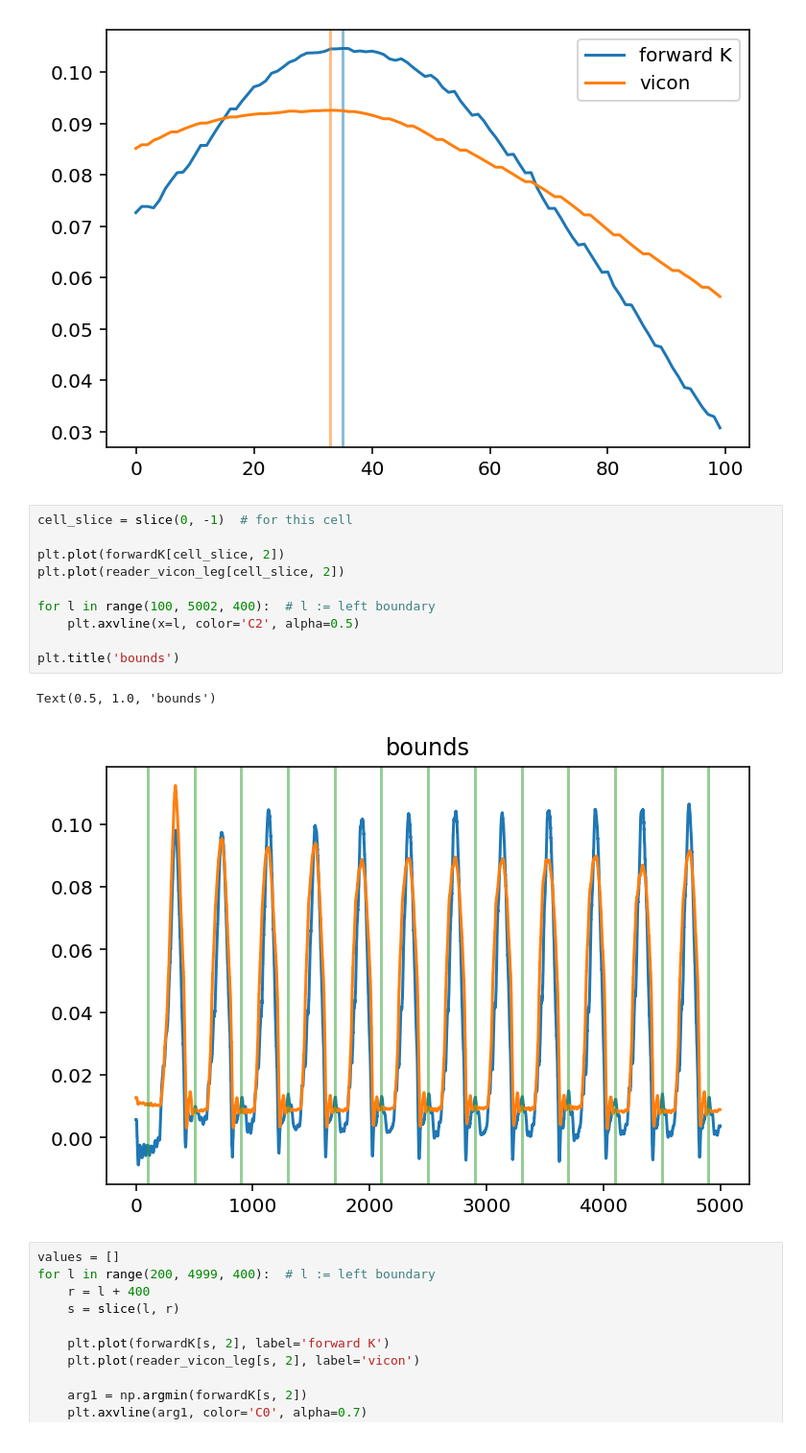
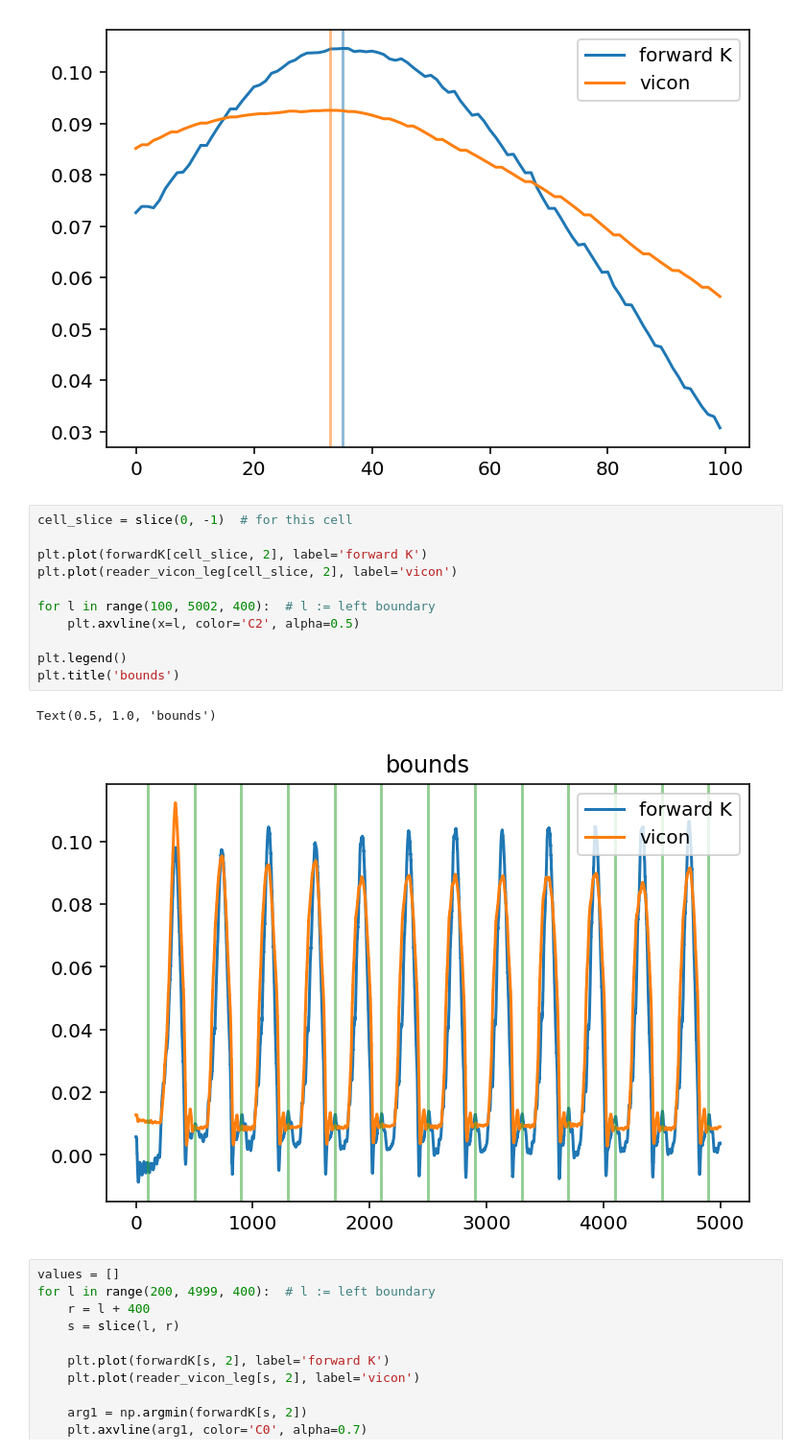
Before and after one commit to caoliheng/contact-detection, a Jupyter notebook: demos/latency.ipynb, the cells around one changed output. Shown at 96% size. Saved outputs shown, nothing was run; the diff lists cells and outputs as text.

```diff
--- a/demos/latency.ipynb
+++ b/demos/latency.ipynb
@@ -59,16 +56,17 @@ plt.show()
 # %%
 cell_slice = slice(0, -1)  # for this cell
 
-plt.plot(forwardK[cell_slice, 2])
-plt.plot(reader_vicon_leg[cell_slice, 2])
+plt.plot(forwardK[cell_slice, 2], label='forward K')
+plt.plot(reader_vicon_leg[cell_slice, 2], label='vicon')
 
 for l in range(100, 5002, 400):  # l := left boundary
     plt.axvline(x=l, color='C2', alpha=0.5)
 
+plt.legend()
 plt.title('bounds')
 # %% [output]
 Text(0.5, 1.0, 'bounds')
-[figure, old version]
+[figure, new version]
 # %%
 values = []
 for l in range(200, 4999, 400):  # l := left boundary
```
Also changed, not shown: parts of 1 cell of this notebook.
